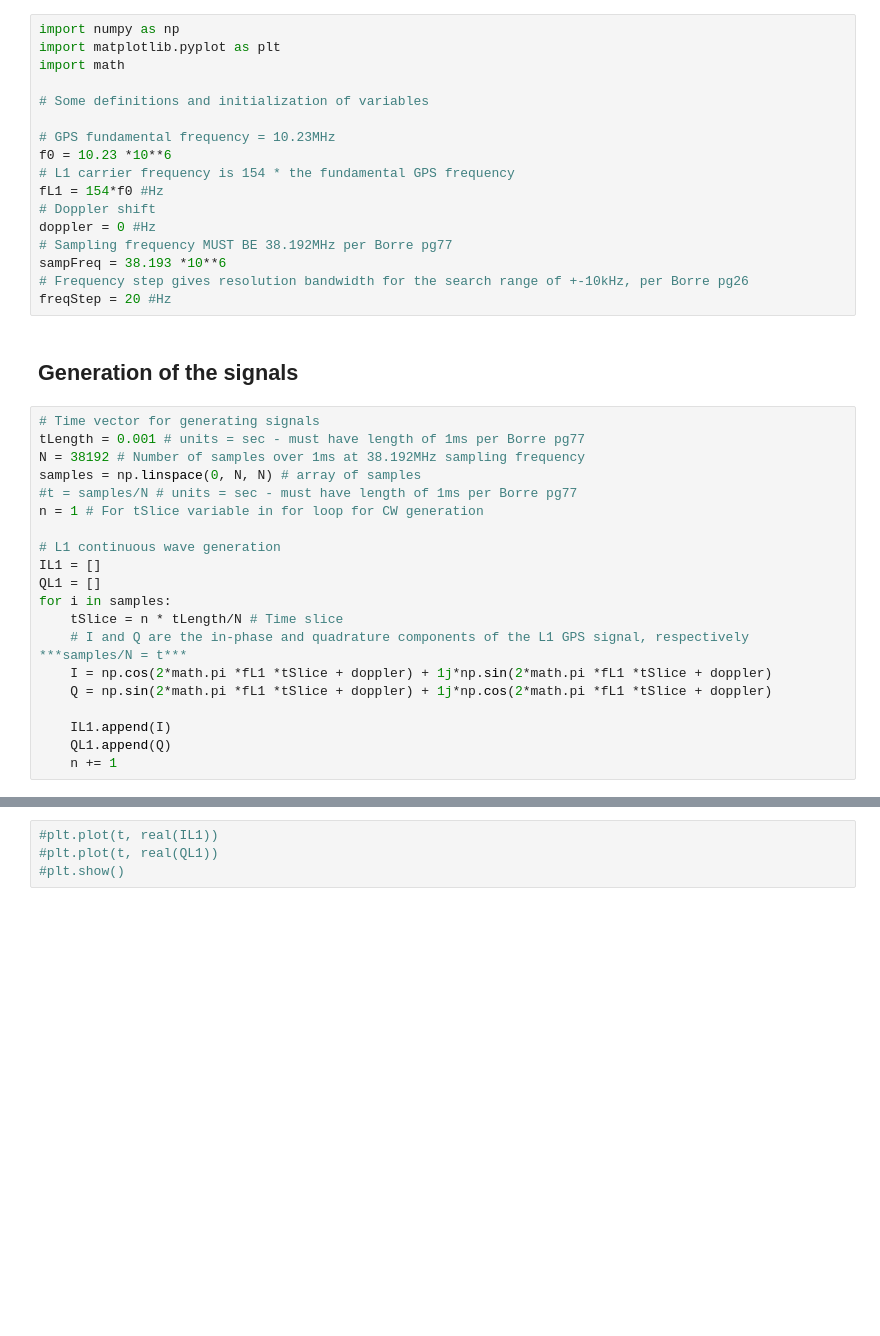
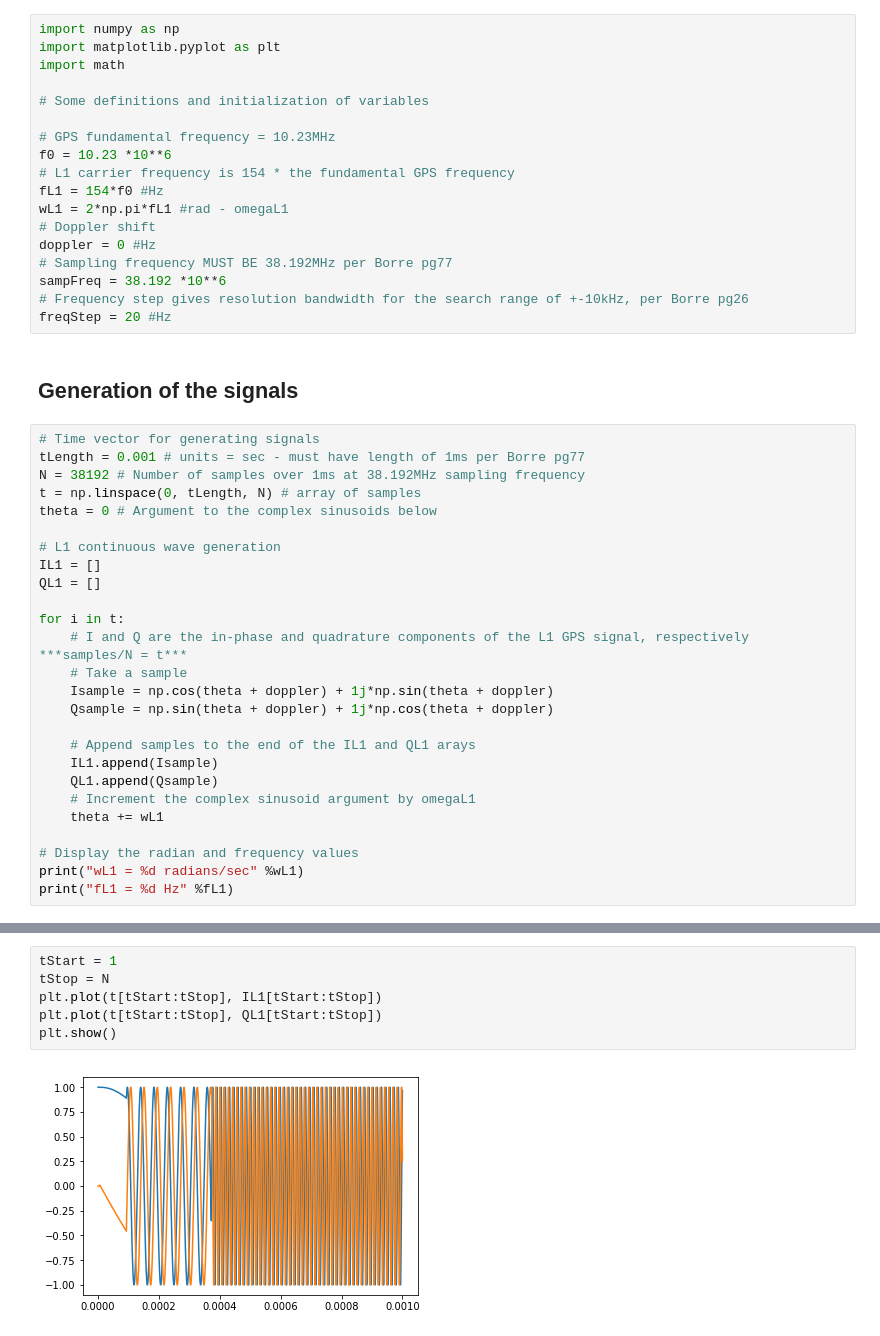
Before and after one commit to wangjiefjj/gps_reciever-design, a Jupyter notebook: notebooks/Signal_Emulator.ipynb, the cells around one changed output, grey strips where cells are left out. Cells and saved outputs as stored; diff of their text form; blank space fills up the shorter version.

```diff
--- a/notebooks/Signal_Emulator.ipynb
+++ b/notebooks/Signal_Emulator.ipynb
@@ -15,10 +15,11 @@ import math
 f0 = 10.23 *10**6
 # L1 carrier frequency is 154 * the fundamental GPS frequency
 fL1 = 154*f0 #Hz
+wL1 = 2*np.pi*fL1 #rad - omegaL1
 # Doppler shift
 doppler = 0 #Hz
 # Sampling frequency MUST BE 38.192MHz per Borre pg77
-sampFreq = 38.193 *10**6
+sampFreq = 38.192 *10**6
 # Frequency step gives resolution bandwidth for the search range of +-10kHz, per Borre pg26
 freqStep = 20 #Hz
 # %% [markdown]
@@ -27,19 +28,25 @@ freqStep = 20 #Hz
 # Time vector for generating signals
 tLength = 0.001 # units = sec - must have length of 1ms per Borre pg77
 N = 38192 # Number of samples over 1ms at 38.192MHz sampling frequency
-samples = np.linspace(0, N, N) # array of samples
-#t = samples/N # units = sec - must have length of 1ms per Borre pg77
-n = 1 # For tSlice variable in for loop for CW generation
+t = np.linspace(0, tLength, N) # array of samples
+theta = 0 # Argument to the complex sinusoids below
 
 # L1 continuous wave generation
 IL1 = []
 QL1 = []
-for i in samples:
-    tSlice = n * tLength/N # Time slice
+
+for i in t:
     # I and Q are the in-phase and quadrature components of the L1 GPS signal, respectively ***samples/N = t***
-    I = np.cos(2*math.pi *fL1 *tSlice + doppler) + 1j*np.sin(2*math.pi *fL1 *tSlice + doppler)
-    Q = np.sin(2*math.pi *fL1 *tSlice + doppler) + 1j*np.cos(2*math.pi *fL1 *tSlice + doppler)
+    # Take a sample
+    Isample = np.cos(theta + doppler) + 1j*np.sin(theta + doppler)
+    Qsample = np.sin(theta + doppler) + 1j*np.cos(theta + doppler)
 
-    IL1.append(I)
-    QL1.append(Q)
-    n += 1
+    # Append samples to the end of the IL1 and QL1 arays
+    IL1.append(Isample)
+    QL1.append(Qsample)
+    # Increment the complex sinusoid argument by omegaL1
+    theta += wL1
+
+# Display the radian and frequency values
+print("wL1 = %d radians/sec" %wL1)
+print("fL1 = %d Hz" %fL1)
@@ -48,4 +59,8 @@ for i in samples:
 # %%
-#plt.plot(t, real(IL1))
-#plt.plot(t, real(QL1))
-#plt.show()
+tStart = 1
+tStop = N
+plt.plot(t[tStart:tStop], IL1[tStart:tStop])
+plt.plot(t[tStart:tStop], QL1[tStart:tStop])
+plt.show()
+# %% [output]
+[figure, added]
```
Also changed, not shown: parts of 3 cells of this notebook, 2 other files.
